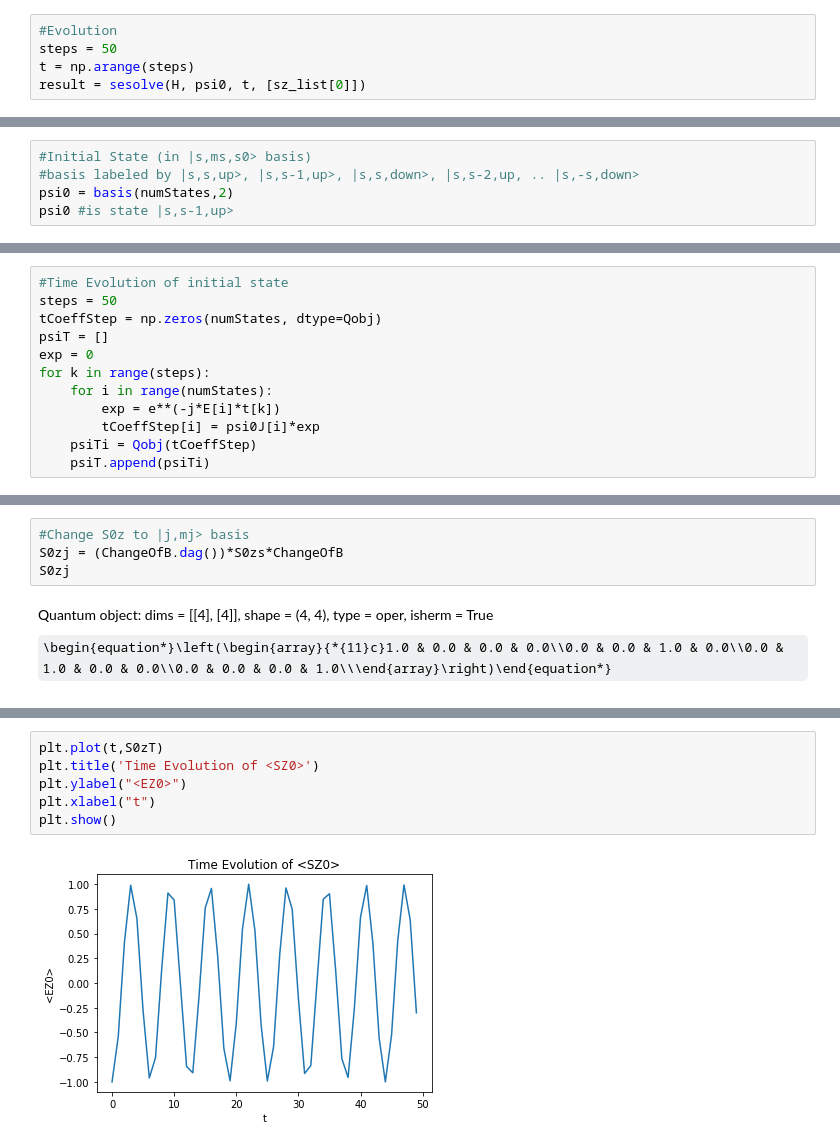
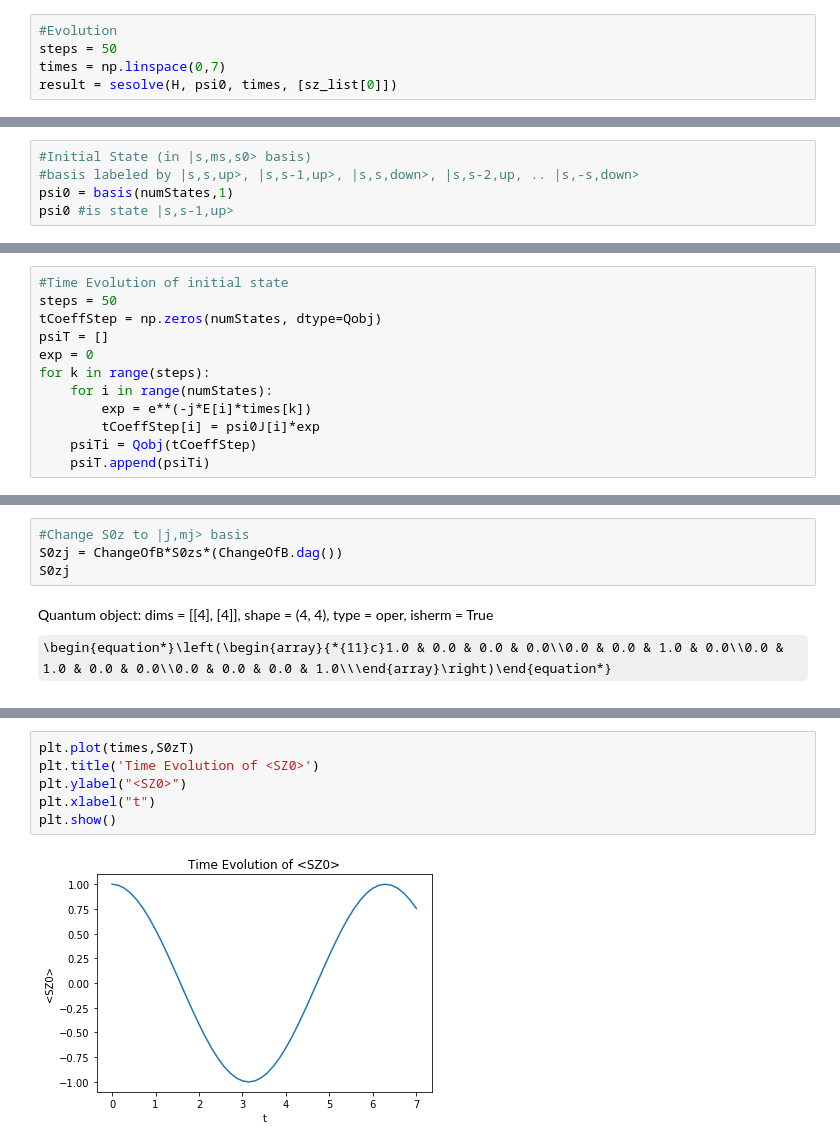
Before and after one commit to aorfi/Phys459, a Jupyter notebook: Analytic Solution CS .ipynb, the cells around one changed output, grey strips where cells are left out. Drawn from its saved outputs; the diff is of its cells as text; some formulas as TeX source.

Commit message:
Time Evolution Test with |up,down>
It matches!

```diff
--- a/Analytic Solution CS .ipynb
+++ b/Analytic Solution CS .ipynb
@@ -87,8 +68,8 @@ Quantum object: dims = [[4], [1]], shape = (4, 1), type = ket\begin{equation*}\l
 # %%
 #Evolution
 steps = 50
-t = np.arange(steps)
-result = sesolve(H, psi0, t, [sz_list[0]])
+times = np.linspace(0,7)
+result = sesolve(H, psi0, times, [sz_list[0]])
 # %%
 plt.plot(times, result.expect[0])
 plt.title('Time Evolution of <SZ0>')
@@ -172,6 +142,6 @@ Qobj data =
 # %%
 #Initial State (in |s,ms,s0> basis)
 #basis labeled by |s,s,up>, |s,s-1,up>, |s,s,down>, |s,s-2,up, .. |s,-s,down>
-psi0 = basis(numStates,2)
+psi0 = basis(numStates,1)
 psi0 #is state |s,s-1,up>
 # %% [output]
@@ -207,7 +177,7 @@ psiT = []
 exp = 0
 for k in range(steps):
     for i in range(numStates):
-        exp = e**(-j*E[i]*t[k])
+        exp = e**(-j*E[i]*times[k])
         tCoeffStep[i] = psi0J[i]*exp
     psiTi = Qobj(tCoeffStep)
     psiT.append(psiTi)
@@ -240,7 +210,7 @@ S0zs
 Quantum object: dims = [[4], [4]], shape = (4, 4), type = oper, isherm = True\begin{equation*}\left(\begin{array}{*{11}c}1.0 & 0.0 & 0.0 & 0.0\\0.0 & 1.0 & 0.0 & 0.0\\0.0 & 0.0 & -1.0 & 0.0\\0.0 & 0.0 & 0.0 & 1.0\\\end{array}\right)\end{equation*}
 # %%
 #Change S0z to |j,mj> basis
-S0zj = (ChangeOfB.dag())*S0zs*ChangeOfB
+S0zj = ChangeOfB*S0zs*(ChangeOfB.dag())
 S0zj
 # %% [output]
 Quantum object: dims = [[4], [4]], shape = (4, 4), type = oper, isherm = True\begin{equation*}\left(\begin{array}{*{11}c}1.0 & 0.0 & 0.0 & 0.0\\0.0 & 0.0 & 1.0 & 0.0\\0.0 & 1.0 & 0.0 & 0.0\\0.0 & 0.0 & 0.0 & 1.0\\\end{array}\right)\end{equation*}
@@ -272,8 +223,8 @@ Qobj data =
 # %%
-plt.plot(t,S0zT)
+plt.plot(times,S0zT)
 plt.title('Time Evolution of <SZ0>')
-plt.ylabel("<EZ0>")
+plt.ylabel("<SZ0>")
 plt.xlabel("t")
 plt.show()
 # %% [output]
-[figure, old version]
+[figure, new version]
```
Also changed, not shown: parts of 11 cells of this notebook, 1 other file.
